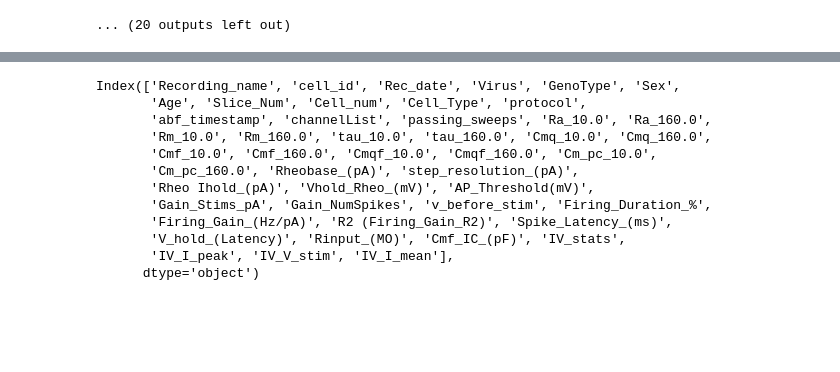
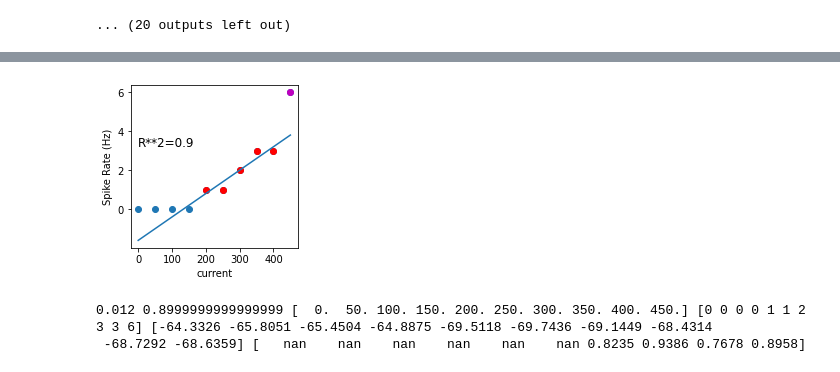
Before and after one commit to dtabuena/CrispMice, a Jupyter notebook: RNF182/Crispy_RNF182_Analyze_ABF_files.ipynb, the cells around one changed output, grey strips where cells are left out. Saved outputs shown, nothing was run; the diff lists cells and outputs as text; code cells hidden in the pictures; blank space fills up the shorter version.

Commit message:
Working on cleaned_df, Empty Gain Values

```diff
--- a/RNF182/Crispy_RNF182_Analyze_ABF_files.ipynb
+++ b/RNF182/Crispy_RNF182_Analyze_ABF_files.ipynb
@@ -2220,20 +2205,24 @@ passing_sweeps = [s for s in QC_check_df.index if all(QC_check_df.loc[s,['I_leak
+# %%
+file_name =  '_hipp_data/2022_08_12_RNF182/2022x08x12_RNF182_E4KI_F_P251_s001_c001_CA3xPOS_0004.abf'
+file_name =  '_hipp_data/2022_08_12_RNF182/2022x08x12_RNF182_E4KI_F_P251_s001_c001_CA3xPOS_0007.abf'
+
+spike_args = {'spike_thresh':10,
+                'high_dv_thresh': 25,
+                'low_dv_thresh': -5,
+                    'window_ms': 2}
+
+R2_thresh = 0.8
+to_plot = 1
+
+gain_slope, R2, stim_currents, spike_counts, v_before_stim, fire_dur = analyze_gain_abf(file_name,spike_args,R2_thresh,to_plot)
+
+print(gain_slope, R2, stim_currents, spike_counts, v_before_stim, fire_dur)
+# %% [output]
+[figure, added]
+0.012 0.8999999999999999 [  0.  50. 100. 150. 200. 250. 300. 350. 400. 450.] [0 0 0 0 1 1 2 3 3 6] [-64.3326 -65.8051 -65.4504 -64.8875 -69.5118 -69.7436 -69.1449 -68.4314
+ -68.7292 -68.6359] [   nan    nan    nan    nan    nan    nan 0.8235 0.9386 0.7678 0.8958]
 # %%
 ############## Fireing Rate Gain ################
 print('Fireing Rate Gain...')
 IFcurve_aliases = ['IC - Gain - D20pA', 'IC - Gain - D50pA']
 abf_recordings_df = IF_curve_analysis(abf_recordings_df, IFcurve_aliases,to_plot = 1)
-# %%
-print(abf_recordings_df.columns)
-# %% [output]
-Index(['Recording_name', 'cell_id', 'Rec_date', 'Virus', 'GenoType', 'Sex',
-       'Age', 'Slice_Num', 'Cell_num', 'Cell_Type', 'protocol',
-       'abf_timestamp', 'channelList', 'passing_sweeps', 'Ra_10.0', 'Ra_160.0',
-       'Rm_10.0', 'Rm_160.0', 'tau_10.0', 'tau_160.0', 'Cmq_10.0', 'Cmq_160.0',
-       'Cmf_10.0', 'Cmf_160.0', 'Cmqf_10.0', 'Cmqf_160.0', 'Cm_pc_10.0',
-       'Cm_pc_160.0', 'Rheobase_(pA)', 'step_resolution_(pA)',
-       'Rheo Ihold_(pA)', 'Vhold_Rheo_(mV)', 'AP_Threshold(mV)',
-       'Gain_Stims_pA', 'Gain_NumSpikes', 'v_before_stim', 'Firing_Duration_%',
-       'Firing_Gain_(Hz/pA)', 'R2 (Firing_Gain_R2)', 'Spike_Latency_(ms)',
-       'V_hold_(Latency)', 'Rinput_(MO)', 'Cmf_IC_(pF)', 'IV_stats',
-       'IV_I_peak', 'IV_V_stim', 'IV_I_mean'],
-      dtype='object')
```
Also changed, not shown: parts of 7 cells of this notebook.
